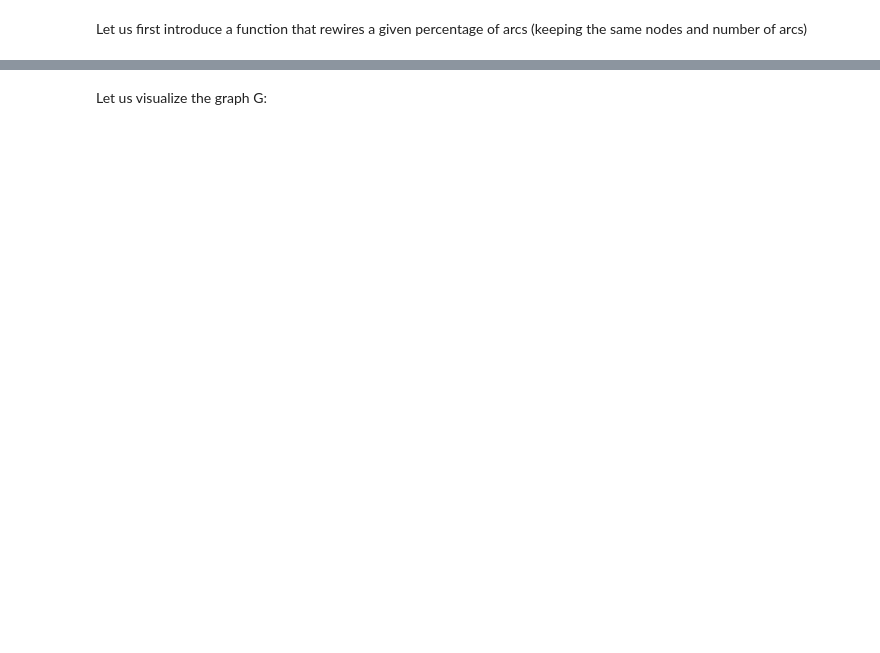
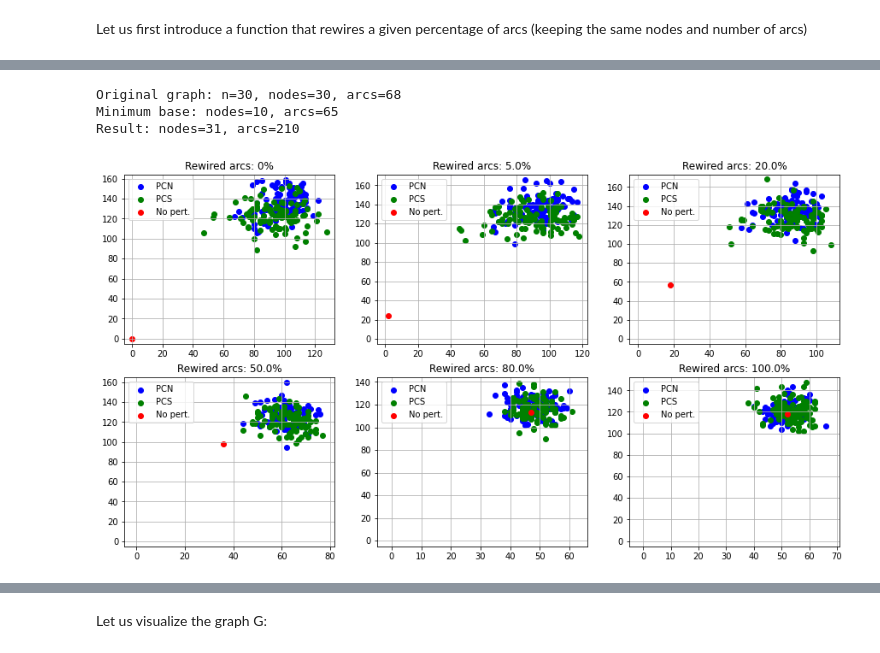
Before and after one commit to boldip/qf, a Jupyter notebook: src/evol-exp.ipynb, the cells around one changed output, grey strips where cells are left out. Drawn from its saved outputs; the diff is of its cells as text; code cells hidden in the pictures; blank space fills up the shorter version.

```diff
--- a/src/evol-exp.ipynb
+++ b/src/evol-exp.ipynb
@@ -63,2 +35,10 @@ as suitable node attributes.
-# %%
-G = qf.util.read_graph("examples/graph.tsv", coordinates=qf.util.read_coordinates("examples/coordinates.txt"))
+# %%
+def excDef(G, gt):
+    """
+    Given a MultiDiGraph G (its arcs need to possess distinct "labels", that are otherwise immaterial)
+    and an equivalence relation on its nodes (represented as a dictionary with nodes as keys and equivalence-class-values)
+    return excess and deficiency of the qf map.
+    """
+    B, f = qf.morph.qf_build(G, gt)
+    gte, gtd = qf.morph.excess_deficiency(f, G, B)
+    return (gte, gtd)
@@ -64,0 +68,7 @@ G = qf.util.read_graph("examples/graph.tsv", coordinates=qf.util.read_coordinate
+# %%
+def computeED(G, gt, perturbateFunc=perturbateEquivPCS, samples=100):
+    res=[]
+    for i in range(samples):
+        eq = perturbateFunc(gt)
+        res.append(excDef(G, eq))
+    return res
@@ -64,0 +97,32 @@ G = qf.util.read_graph("examples/graph.tsv", coordinates=qf.util.read_coordinate
+# %%
+Gideal = qf.zssexp.get_fibration_rich_graph(30)
+gt = qf.cc.cardon_crochemore(Gideal)
+
+alphas=[0, 0.05, 0.2, 0.5, 0.8, 1.0]
+
+fig, axsarray = plt.subplots(math.ceil(len(alphas) / 3), 3, squeeze=False, figsize=(15,8))
+axs = axsarray.flatten()
+
+for i in range(len(alphas)):
+    G = rewire(Gideal, alpha=alphas[i])
+    d = exper(G, gt, samples=100)
+    xs_all = []
+    ys_all = []
+    for t in d:
+        xs = [s[0] for s in t['points']]
+        ys = [s[1] for s in t['points']]
+        axs[i].scatter(xs, ys, color=t['color'], label=t['label'])
+        xs_all.extend(xs)
+        ys_all.extend(ys)
+    axs[i].legend(loc='upper left')
+    axs[i].grid(True)
+    axs[i].set_title("Rewired arcs: {}%".format(100 * alphas[i]))
+    axs[i].set_xlim([-5, max(xs_all)+5])
+    axs[i].set_ylim([-5, max(ys_all)+5])
+
+plt.show()
+# %% [output]
+Original graph: n=30, nodes=30, arcs=68
+Minimum base: nodes=10, arcs=65
+Result: nodes=31, arcs=210
+[figure, added]
```
Also changed, not shown: parts of 51 cells of this notebook.
